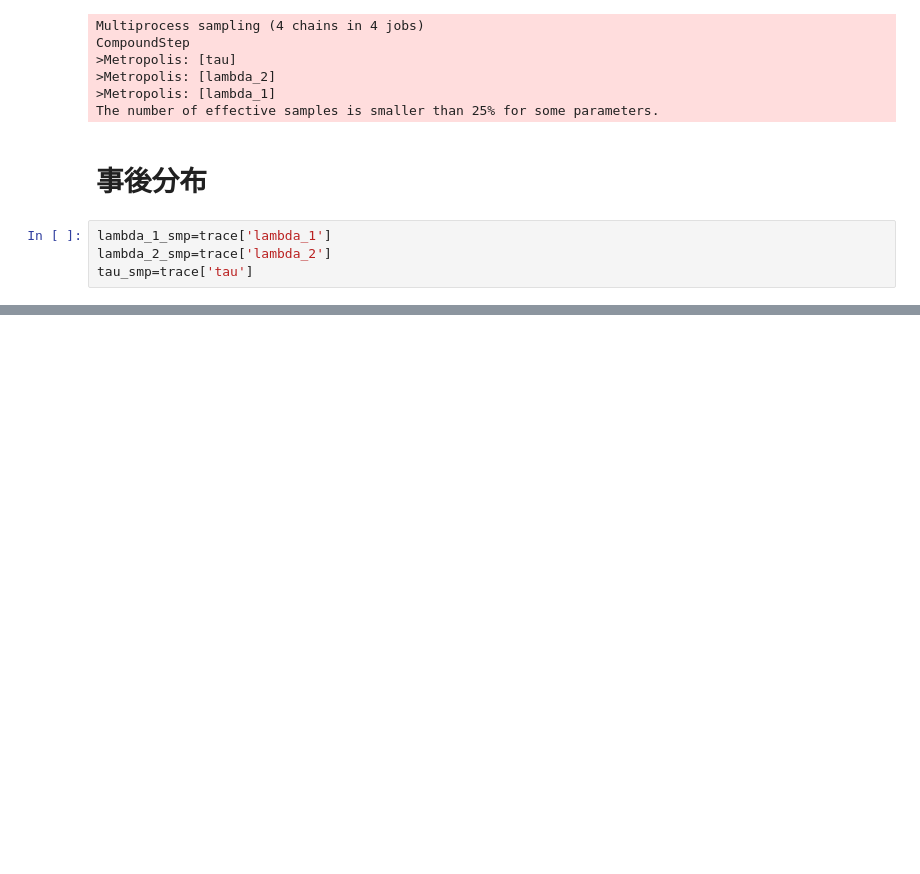
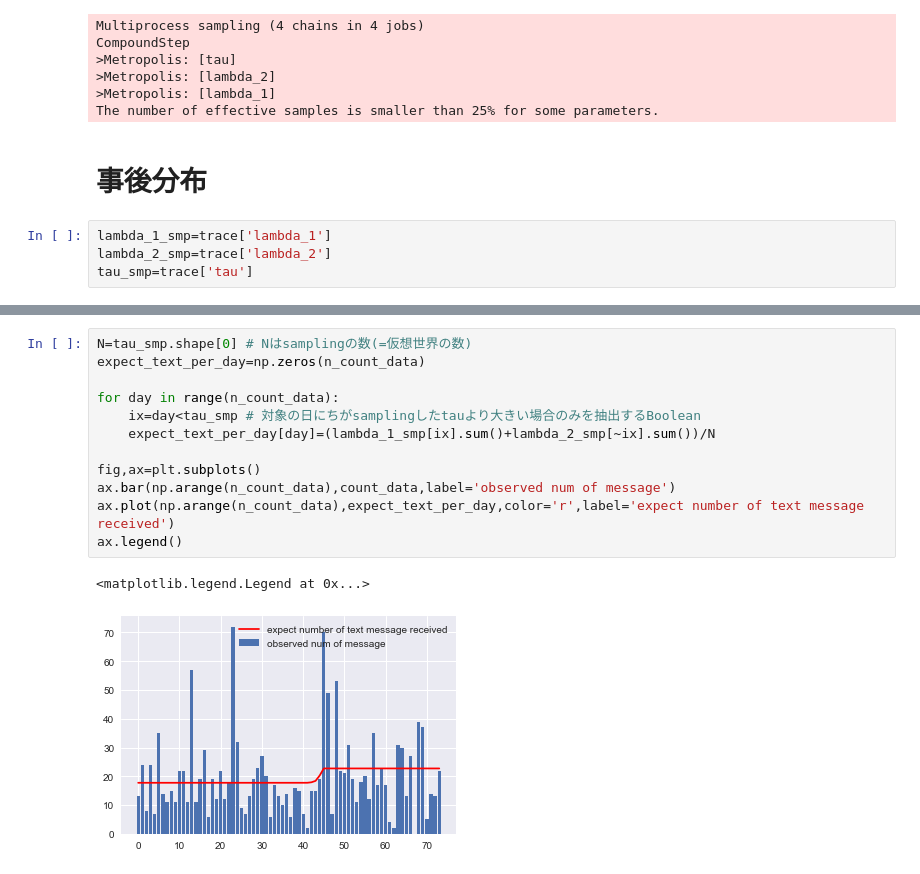
Before and after one commit to hiroaki8388/datascienceEdu, a Jupyter notebook: Ch1.ipynb, the cells around one changed output, grey strips where cells are left out. Cells and saved outputs as stored; diff of their text form; blank space fills up the shorter version.

```diff
--- a/Ch1.ipynb
+++ b/Ch1.ipynb
@@ -78,0 +79,15 @@ ax3.legend()
+# %%
+N=tau_smp.shape[0] # Nはsamplingの数(=仮想世界の数)
+expect_text_per_day=np.zeros(n_count_data)
+
+for day in range(n_count_data):
+    ix=day<tau_smp # 対象の日にちがsamplingしたtauより大きい場合のみを抽出するBoolean
+    expect_text_per_day[day]=(lambda_1_smp[ix].sum()+lambda_2_smp[~ix].sum())/N
+
+fig,ax=plt.subplots()
+ax.bar(np.arange(n_count_data),count_data,label='observed num of message')
+ax.plot(np.arange(n_count_data),expect_text_per_day,color='r',label='expect number of text message received')
+ax.legend()
+# %% [output]
+<matplotlib.legend.Legend at 0x...>
+[figure, added]
```
Also changed, not shown: parts of 3 cells of this notebook.
